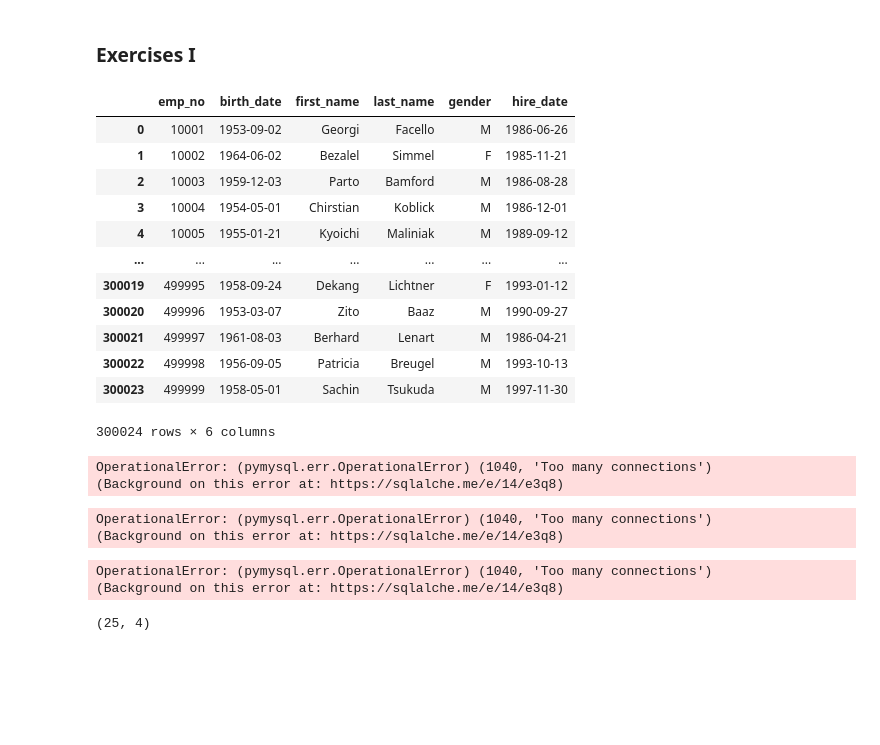
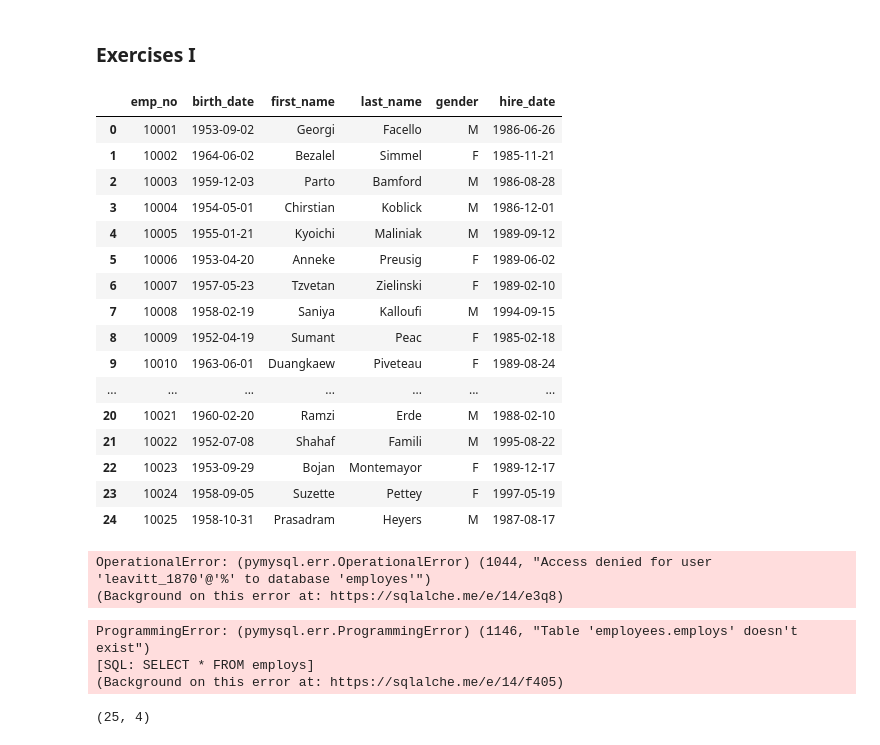
Before and after one commit to dashbringhurst/numpy-pandas-visualization-exercises, a Jupyter notebook: advanced_dataframes.ipynb, the cells around one changed output. Saved outputs shown, nothing was run; the diff lists cells and outputs as text; code cells hidden in the pictures; blank space fills up the shorter version.

```diff
--- a/advanced_dataframes.ipynb
+++ b/advanced_dataframes.ipynb
@@ -13,26 +13,38 @@ db = 'employees'
 # Create a function named get_db_url. It should accept a username, hostname, password, and database name and return
 # a url connection string formatted like in the example at the start of this lesson.
 
-conn = f'mysql+pymysql://{user}:{password}@{host}/{(db)}'
-query = 'SELECT * FROM employees;'
+def get_db_url(db, env):
+    if env:
+        user, password, host = (env.user, env.password, env.host)
+        return f'mysql+pymysql://{user}:{password}@{host}/{db}'
+    else:
+        return 'Access denied.'
+# %%
+access_db = get_db_url
+# %%
+query = 'SELECT * FROM employees LIMIT 25;'
 # %%
 # Use your function to obtain a connection to the employees database.
 
-pd.read_sql(query, conn)
+pd.read_sql(query, access_db(db, env))
 # %% [output]
 |  | emp_no | birth_date | first_name | last_name | gender | hire_date |
 | 0 | 10001 | 1953-09-02 | Georgi | Facello | M | 1986-06-26 |
 | 1 | 10002 | 1964-06-02 | Bezalel | Simmel | F | 1985-11-21 |
 | 2 | 10003 | 1959-12-03 | Parto | Bamford | M | 1986-08-28 |
 | 3 | 10004 | 1954-05-01 | Chirstian | Koblick | M | 1986-12-01 |
 | 4 | 10005 | 1955-01-21 | Kyoichi | Maliniak | M | 1989-09-12 |
+| 5 | 10006 | 1953-04-20 | Anneke | Preusig | F | 1989-06-02 |
+| 6 | 10007 | 1957-05-23 | Tzvetan | Zielinski | F | 1989-02-10 |
+| 7 | 10008 | 1958-02-19 | Saniya | Kalloufi | M | 1994-09-15 |
+| 8 | 10009 | 1952-04-19 | Sumant | Peac | F | 1985-02-18 |
+| 9 | 10010 | 1963-06-01 | Duangkaew | Piveteau | F | 1989-08-24 |
 | ... | ... | ... | ... | ... | ... | ... |
-| 300019 | 499995 | 1958-09-24 | Dekang | Lichtner | F | 1993-01-12 |
-| 300020 | 499996 | 1953-03-07 | Zito | Baaz | M | 1990-09-27 |
-| 300021 | 499997 | 1961-08-03 | Berhard | Lenart | M | 1986-04-21 |
-| 300022 | 499998 | 1956-09-05 | Patricia | Breugel | M | 1993-10-13 |
-| 300023 | 499999 | 1958-05-01 | Sachin | Tsukuda | M | 1997-11-30 |
+| 20 | 10021 | 1960-02-20 | Ramzi | Erde | M | 1988-02-10 |
+| 21 | 10022 | 1952-07-08 | Shahaf | Famili | M | 1995-08-22 |
+| 22 | 10023 | 1953-09-29 | Bojan | Montemayor | F | 1989-12-17 |
+| 23 | 10024 | 1958-09-05 | Suzette | Pettey | F | 1997-05-19 |
+| 24 | 10025 | 1958-10-31 | Prasadram | Heyers | M | 1987-08-17 |
-300024 rows × 6 columns
 # %%
 # Once you have successfully run a query:
 
@@ -40,9 +52,9 @@ pd.read_sql(query, conn)
 
 db = 'employes'
 # %%
-pd.read_sql(query, conn)
+pd.read_sql(query, access_db(db,env))
 # %% [output]
-OperationalError: (pymysql.err.OperationalError) (1040, 'Too many connections')
+OperationalError: (pymysql.err.OperationalError) (1044, "Access denied for user 'leavitt_1870'@'%' to database 'employes'")
 (Background on this error at: https://sqlalche.me/e/14/e3q8)
 # %%
 db = 'employees'
@@ -51,10 +63,11 @@ db = 'employees'
 
 query = 'SELECT * FROM employs'
 # %%
-pd.read_sql(query, conn)
+pd.read_sql(query, access_db(db, env))
 # %% [output]
-OperationalError: (pymysql.err.OperationalError) (1040, 'Too many connections')
-(Background on this error at: https://sqlalche.me/e/14/e3q8)
+ProgrammingError: (pymysql.err.ProgrammingError) (1146, "Table 'employees.employs' doesn't exist")
+[SQL: SELECT * FROM employs]
+(Background on this error at: https://sqlalche.me/e/14/f405)
 # %%
 query = 'SELECT * FROM employees LIMIT 25;'
 # %%
@@ -65,8 +78,5 @@ titles = '''
     FROM titles
     LIMIT 25;'''
 # %%
-emp_titles = pd.read_sql(titles, conn)
+emp_titles = pd.read_sql(titles, access_db(db, env))
-# %% [output]
-OperationalError: (pymysql.err.OperationalError) (1040, 'Too many connections')
-(Background on this error at: https://sqlalche.me/e/14/e3q8)
 # %%
```
Also changed, not shown: parts of 13 cells of this notebook.
